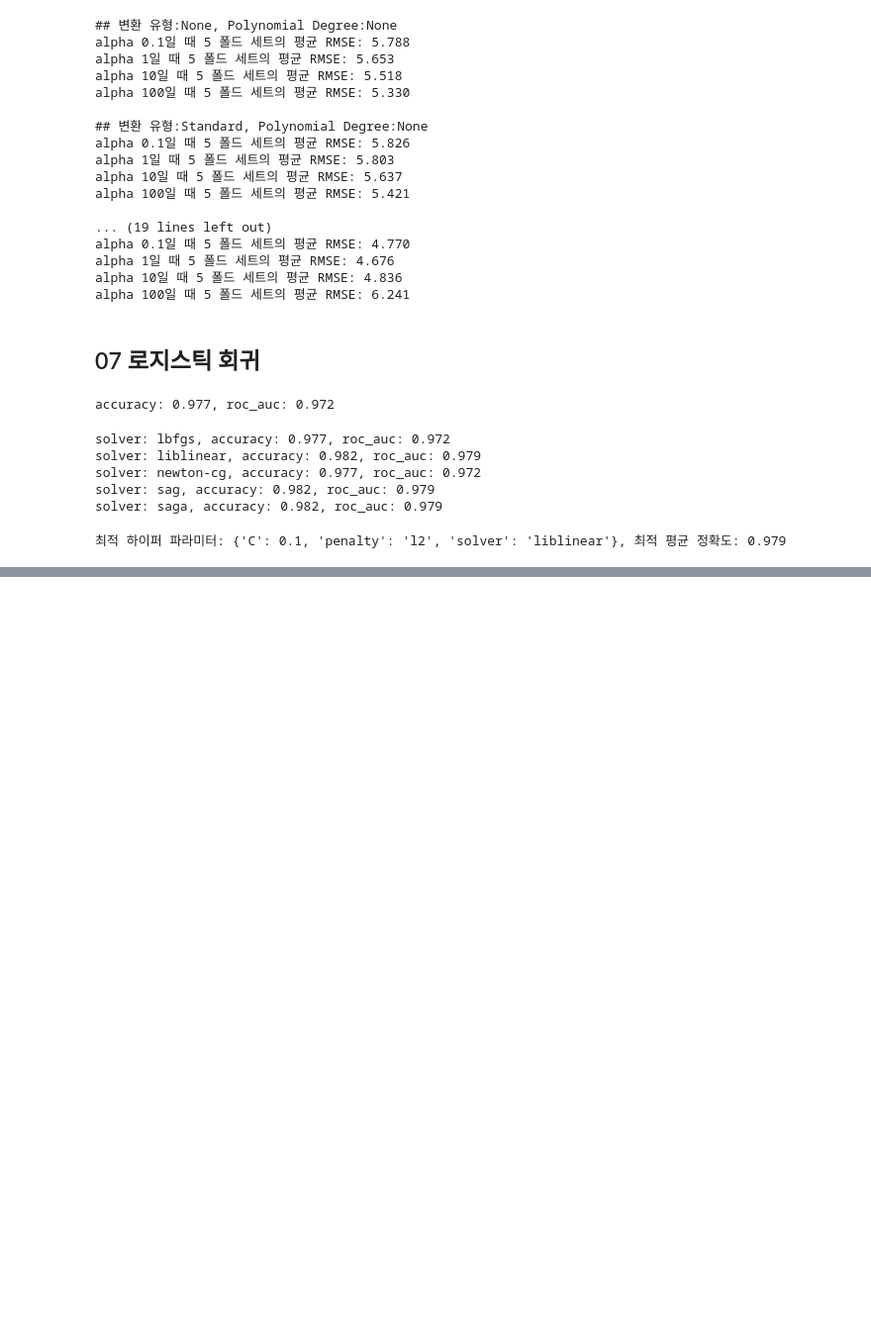
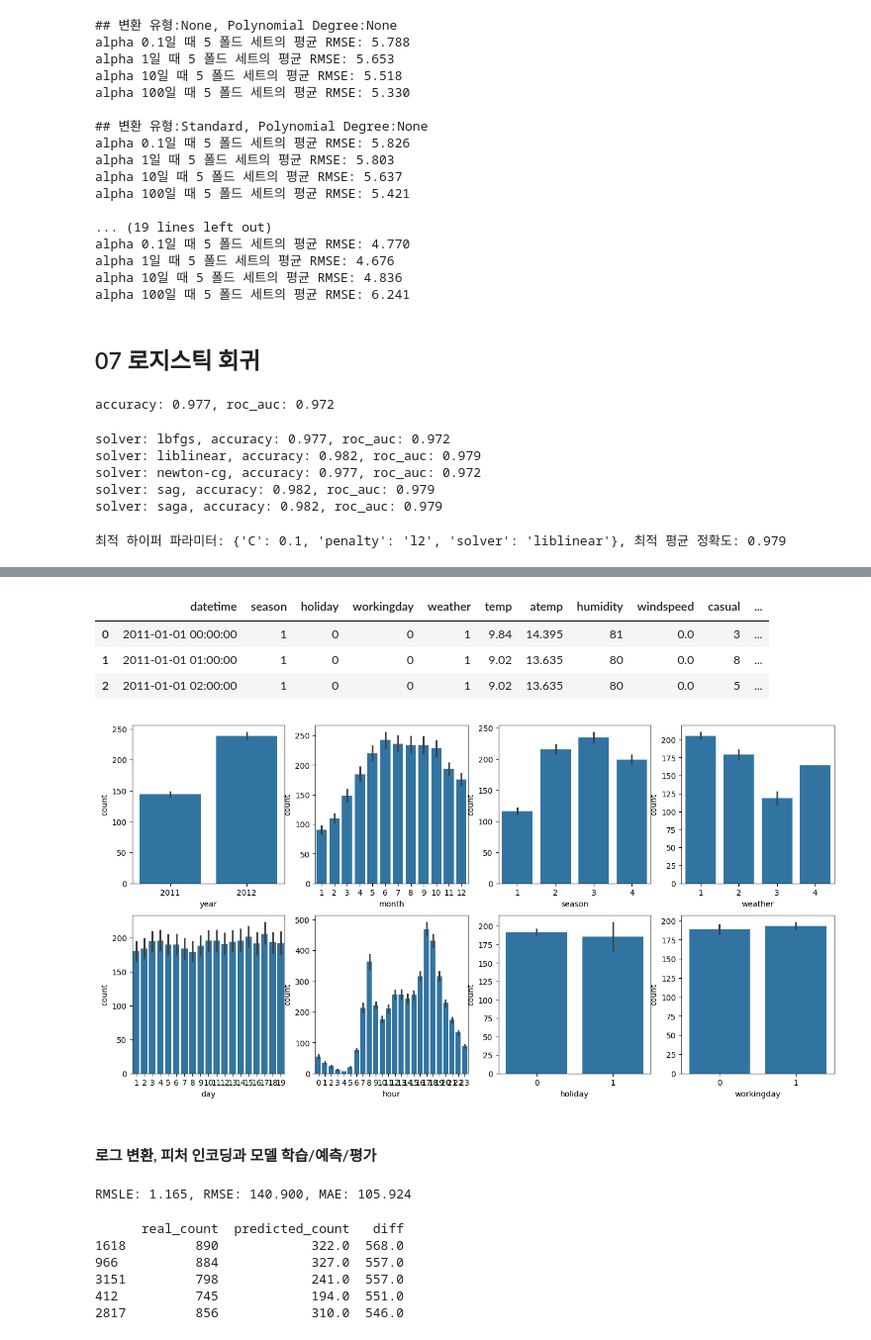
Before and after one commit to jewons91/ml-dev, a Jupyter notebook: ch05/ch05_review.ipynb, the cells around one changed output, grey strips where cells are left out. Shown at 99% size. Drawn from its saved outputs; the diff is of its cells as text; code cells hidden in the pictures; blank space fills up the shorter version.

```diff
--- a/ch05/ch05_review.ipynb
+++ b/ch05/ch05_review.ipynb
@@ -666,0 +804,13 @@ print(f'최적 하이퍼 파라미터: {grid_clf.best_params_}, 최적 평균
+# %%
+import numpy as np
+import pandas as pd
+import seaborn as sns
+import matplotlib.pyplot as plt
+%matplotlib inline
+
+import warnings
+warnings.filterwarnings('ignore', category=RuntimeWarning)
+
+bike_df = pd.read_csv('./bike_train.csv')
+print(bike_df.shape)
+bike_df.head()
@@ -666,0 +847,25 @@ print(f'최적 하이퍼 파라미터: {grid_clf.best_params_}, 최적 평균
+# %%
+bike_df['datetime'] = bike_df.datetime.apply(pd.to_datetime)
+
+bike_df['year'] = bike_df.datetime.apply(lambda x: x.year)
+bike_df['month'] = bike_df.datetime.apply(lambda x: x.month)
+bike_df['day'] = bike_df.datetime.apply(lambda x: x.day)
+bike_df['hour'] = bike_df.datetime.apply(lambda x: x.hour)
+bike_df.head(3)
+# %% [output]
+|  | datetime | season | holiday | workingday | weather | temp | atemp | humidity | windspeed | casual | ... |
+| 0 | 2011-01-01 00:00:00 | 1 | 0 | 0 | 1 | 9.84 | 14.395 | 81 | 0.0 | 3 | ... |
+| 1 | 2011-01-01 01:00:00 | 1 | 0 | 0 | 1 | 9.02 | 13.635 | 80 | 0.0 | 8 | ... |
+| 2 | 2011-01-01 02:00:00 | 1 | 0 | 0 | 1 | 9.02 | 13.635 | 80 | 0.0 | 5 | ... |
+# %%
+drop_columns = ['datetime', 'casual', 'registered']
+bike_df.drop(drop_columns, axis=1, inplace=True)
+# %%
+fig, axs = plt.subplots(figsize=(16, 8), ncols=4, nrows=2)
+cat_features = ['year', 'month', 'season', 'weather', 'day', 'hour', 'holiday', 'workingday']
+for i, feature in enumerate(cat_features):
+    row = int(i / 4)
+    col = i % 4
+    sns.barplot(x=feature, y='count', data=bike_df, ax=axs[row][col])
+# %% [output]
+[figure, added]
@@ -666,0 +895,34 @@ print(f'최적 하이퍼 파라미터: {grid_clf.best_params_}, 최적 평균
+# %% [markdown]
+#### 로그 변환, 피처 인코딩과 모델 학습/예측/평가
+# %%
+from sklearn.model_selection import train_test_split, GridSearchCV
+from sklearn.linear_model import LinearRegression, Ridge, Lasso
+
+y_target = bike_df['count']
+X_features = bike_df.drop(['count'], axis=1, inplace=False)
+
+X_train, X_test, y_train, y_test = train_test_split(X_features, y_target, test_size=0.3, random_state=0)
+
+lr_reg = LinearRegression()
+lr_reg.fit(X_train, y_train)
+pred = lr_reg.predict(X_test)
+
+evaluate_regr(y_test, pred)
+# %% [output]
+RMSLE: 1.165, RMSE: 140.900, MAE: 105.924
+# %%
+def get_top_error_data(y_test, pred, n_tops=5):
+    result_df = pd.DataFrame(y_test.values, columns=['real_count'])
+    result_df['predicted_count'] = np.round(pred)
+    result_df['diff'] = np.abs(result_df['real_count'] - result_df['predicted_count'])
+
+    print(result_df.sort_values('diff', ascending=False)[:n_tops])
+
+get_top_error_data(y_test, pred)
+# %% [output]
+      real_count  predicted_count   diff
+1618         890            322.0  568.0
+966          884            327.0  557.0
+3151         798            241.0  557.0
+412          745            194.0  551.0
+2817         856            310.0  546.0
```
Also changed, not shown: parts of 21 cells of this notebook, 1 other file.
